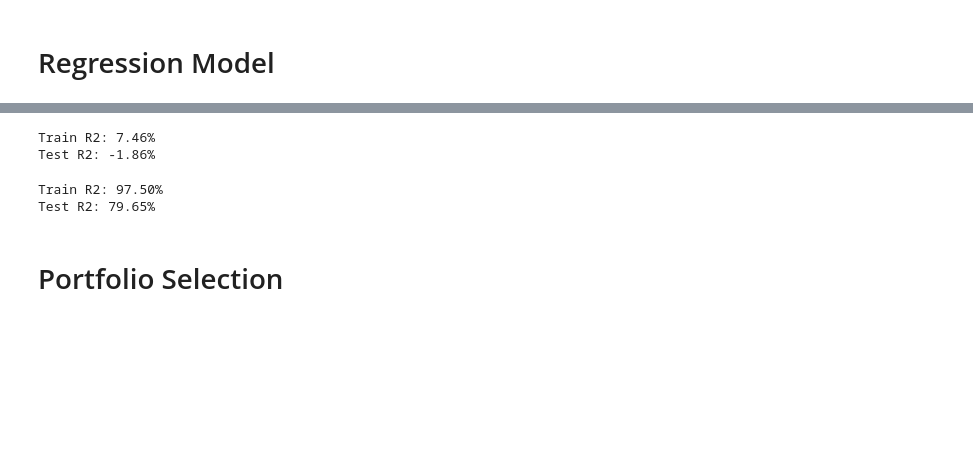
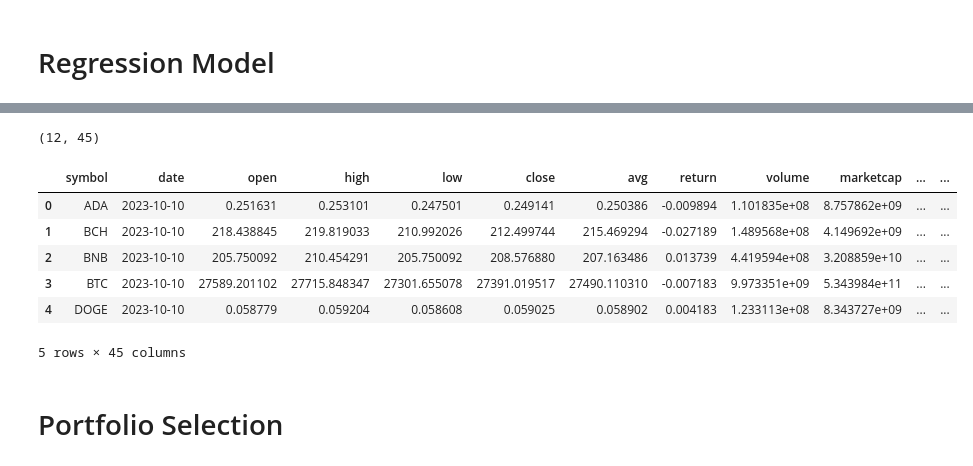
Before and after one commit to AleeRezaa/portfolio-selection-using-ml, a Jupyter notebook: model/main.ipynb, the cells around one changed output, grey strips where cells are left out. Cells and saved outputs as stored; diff of their text form; code cells hidden in the pictures; blank space fills up the shorter version.

```diff
--- a/model/main.ipynb
+++ b/model/main.ipynb
@@ -142,25 +128,20 @@ train_x, test_x, train_y, test_y = train_test_split(x, y, test_size=0.2, random_
-# %%
-regr = linear_model.LinearRegression()
-regr.fit(train_x, train_y)
-
-train_y_ = regr.predict(train_x)
-print(f'Train R2: {(100 * r2_score(train_y, train_y_)):.2f}%')
-test_y_ = regr.predict(test_x)
-print(f'Test R2: {(100 * r2_score(test_y, test_y_)):.2f}%')
-# %% [output]
-Train R2: 7.46%
-Test R2: -1.86%
-# %%
-regr = RandomForestRegressor(n_estimators=100)
-regr.fit(train_x, train_y)
-
-train_y_ = regr.predict(train_x)
-print(f'Train R2: {(100 * r2_score(train_y, train_y_)):.2f}%')
-test_y_ = regr.predict(test_x)
-print(f'Test R2: {(100 * r2_score(test_y, test_y_)):.2f}%')
-# %% [output]
-Train R2: 97.50%
-Test R2: 79.65%
+# %%
+prediction_df = regression_model.load_prediction_data(
+    regression_df,
+    model='random_forest_regressor',
+    update=UPDATE_REGRESSION_MODEL
+)
+print(prediction_df.shape)
+prediction_df.head()
+# %% [output]
+(12, 45)
+|  | symbol | date | open | high | low | close | avg | return | volume | marketcap | ... | ... |
+| 0 | ADA | 2023-10-10 | 0.251631 | 0.253101 | 0.247501 | 0.249141 | 0.250386 | -0.009894 | 1.101835e+08 | 8.757862e+09 | ... | ... |
+| 1 | BCH | 2023-10-10 | 218.438845 | 219.819033 | 210.992026 | 212.499744 | 215.469294 | -0.027189 | 1.489568e+08 | 4.149692e+09 | ... | ... |
+| 2 | BNB | 2023-10-10 | 205.750092 | 210.454291 | 205.750092 | 208.576880 | 207.163486 | 0.013739 | 4.419594e+08 | 3.208859e+10 | ... | ... |
+| 3 | BTC | 2023-10-10 | 27589.201102 | 27715.848347 | 27301.655078 | 27391.019517 | 27490.110310 | -0.007183 | 9.973351e+09 | 5.343984e+11 | ... | ... |
+| 4 | DOGE | 2023-10-10 | 0.058779 | 0.059204 | 0.058608 | 0.059025 | 0.058902 | 0.004183 | 1.233113e+08 | 8.343727e+09 | ... | ... |
+5 rows × 45 columns
 # %% [markdown]
 # Portfolio Selection
 # %%
```
Also changed, not shown: parts of 10 cells of this notebook, 1 other file.
